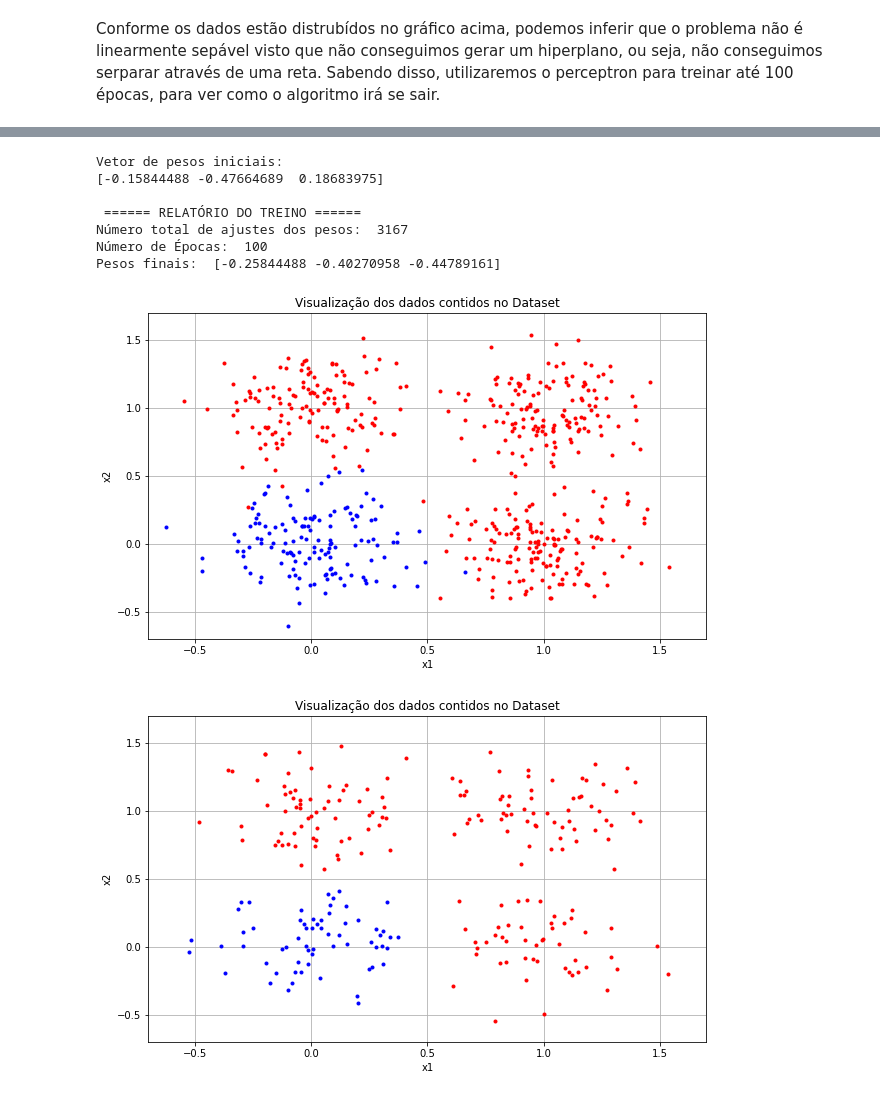
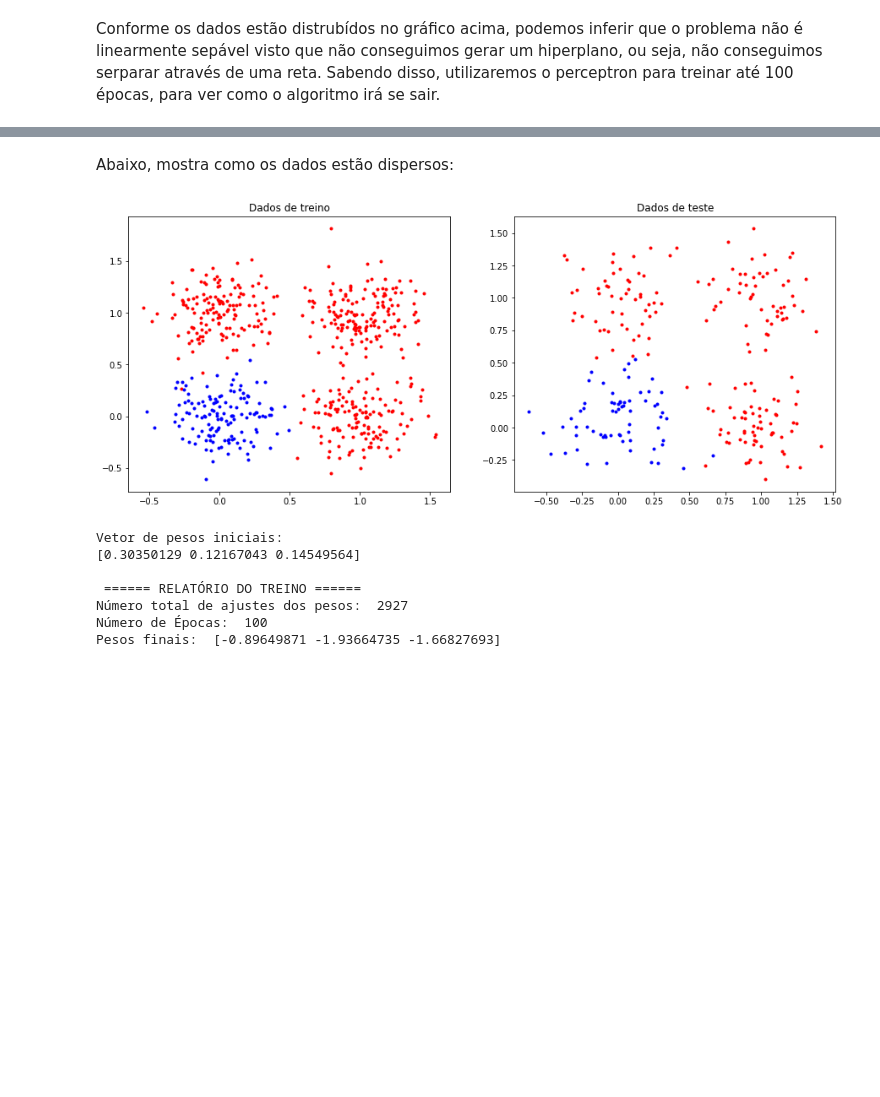
Before and after one commit to willianszwy/Aprendizado-Supervisionado-no-Neuronio-Perceptron, a Jupyter notebook: Perceptron.ipynb, the cells around one changed output, grey strips where cells are left out. Drawn from its saved outputs; the diff is of its cells as text; code cells hidden in the pictures; blank space fills up the shorter version.

```diff
--- a/Perceptron.ipynb
+++ b/Perceptron.ipynb
@@ -241,48 +287,28 @@ Conforme os dados estão distrubídos no gráfico acima, podemos inferir que o p
+# %% [markdown]
+Abaixo, mostra como os dados estão dispersos:
+# %%
+fig, (ax1,ax2) = plt.subplots(1,2, figsize=(15,6))
+
+for i in range(exemplos_treino.shape[0]):
+    ax1.plot(exemplos_treino[i][0], exemplos_treino[i][1], 'b.' if (exemplos_treino[i][2] == 1) else 'r.')
+
+ax1.set_title("Dados de treino");
+
+for i in range(exemplos_teste.shape[0]):
+    ax2.plot(exemplos_teste[i][0], exemplos_teste[i][1], 'b.' if (exemplos_teste[i][2] == 1) else 'r.')
+
+ax2.set_title("Dados de teste");
+# %% [output]
+[figure, added]
 # %%
-exemplos_holdout = np.fromfile("rna-atividade2.1-data/data/dataHoldout.txt").reshape(-1, 3)
-
-tamanho_dataset = exemplos_holdout.shape[0]
-tamanho_treino = int(tamanho_dataset * 0.7)
-
-exemplos_aleatorios = np.random.permutation(exemplos_holdout)
-
-exemplos_treino = exemplos_aleatorios[:tamanho_treino]
-exemplos_teste = exemplos_aleatorios[tamanho_treino:]
-
-neuronio = Perceptron(tamanho = 2, bias = -1, taxa_aprendizado = 0.1, min_peso = -0.5, max_peso = 0.5)
+neuronio = Perceptron(tamanho = 2, bias = -1, taxa_aprendizado = 0.4, min_peso = -0.5, max_peso = 0.5)
 neuronio.treinar_limitado_epoca(exemplos_treino)
 # %% [output]
 Vetor de pesos iniciais:
-[-0.15844488 -0.47664689  0.18683975]
+[0.30350129 0.12167043 0.14549564]
 
  ====== RELATÓRIO DO TREINO ======
-Número total de ajustes dos pesos:  3167
+Número total de ajustes dos pesos:  2927
 Número de Épocas:  100
-Pesos finais:  [-0.25844488 -0.40270958 -0.44789161]
+Pesos finais:  [-0.89649871 -1.93664735 -1.66827693]
-# %%
-plt.figure(figsize=(10,6))
-plt.xlabel("x1")
-plt.ylabel("x2")
-plt.title("Visualização dos dados contidos no Dataset")
-plt.grid(True)
-plt.axis([-0.7, 1.7, -0.7, 1.7])
-for i in range(exemplos_treino.shape[0]):
-    plt.plot(exemplos_treino[i][0], exemplos_treino[i][1], 'b.' if (exemplos_treino[i][2] == 1) else 'r.')
-
-plt.show()
-
-plt.figure(figsize=(10,6))
-plt.xlabel("x1")
-plt.ylabel("x2")
-plt.title("Visualização dos dados contidos no Dataset")
-plt.axis([-0.7, 1.7, -0.7, 1.7])
-plt.grid(True)
-
-for i in range(exemplos_teste.shape[0]):
-    plt.plot(exemplos_teste[i][0], exemplos_teste[i][1], 'b.' if (exemplos_teste[i][2] == 1) else 'r.')
-
-plt.show()
-# %% [output]
-[figure, removed]
-[figure, removed]
 # %%
```
Also changed, not shown: parts of 10 cells of this notebook.
